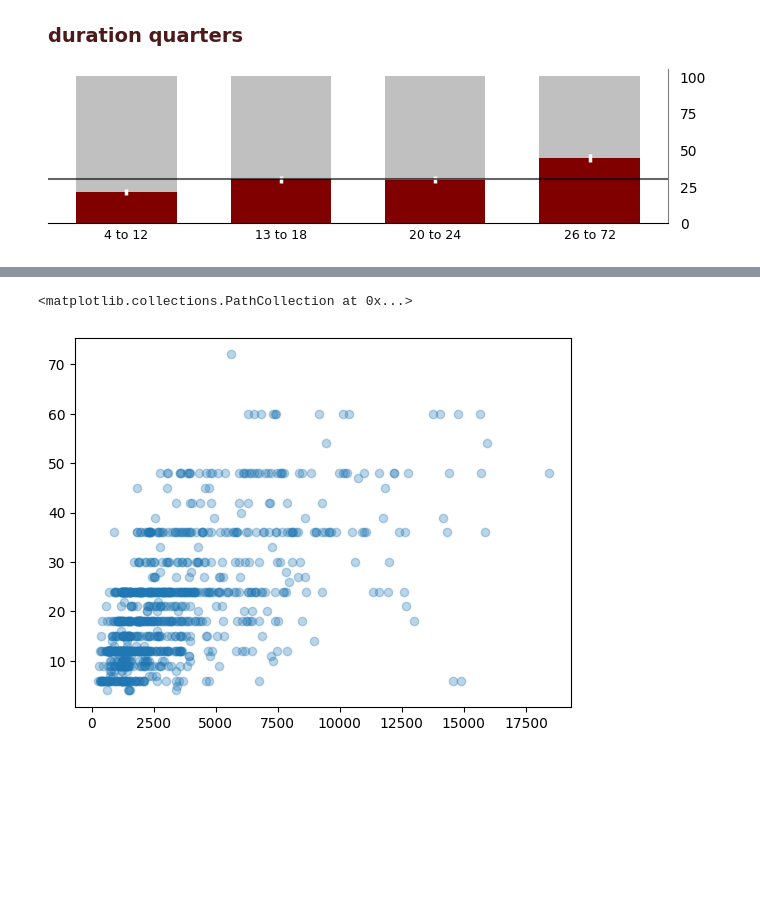
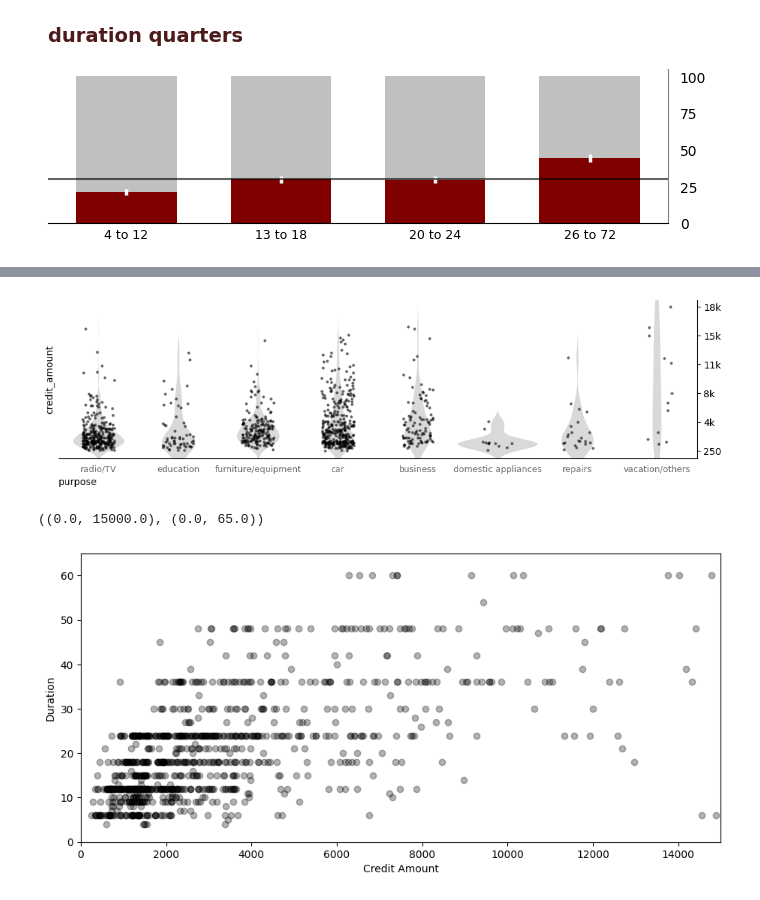
Before and after one commit to luisedluised/credit-risk-case, a Jupyter notebook: notebooks/0_eda.ipynb, the cells around one changed output, grey strips where cells are left out. Cells and saved outputs as stored; diff of their text form; code cells hidden in the pictures; blank space fills up the shorter version.

```diff
--- a/notebooks/0_eda.ipynb
+++ b/notebooks/0_eda.ipynb
@@ -82,5 +101,14 @@ stripplot(categorical_feature, numerical_feature, df)
-# %%
-plt.scatter(df.credit_amount, df.duration, cmap = 'viridis', alpha = 0.3)
-# %% [output]
-<matplotlib.collections.PathCollection at 0x...>
-[figure, removed]
+# %%
+categorical_feature = 'purpose'
+numerical_feature = 'credit_amount'
+stripplot(categorical_feature, numerical_feature, df)
+# %% [output]
+[figure, added]
+# %%
+plt.figure(figsize = (11, 5))
+plt.scatter(df.credit_amount, df.duration, color = 'black', alpha = 0.3)
+plt.xlabel('Credit Amount'), plt.ylabel('Duration')
+plt.xlim(0, 15000), plt.ylim(0, 65)
+# %% [output]
+((0.0, 15000.0), (0.0, 65.0))
+[figure, added]
```
Also changed, not shown: parts of 15 cells of this notebook.
